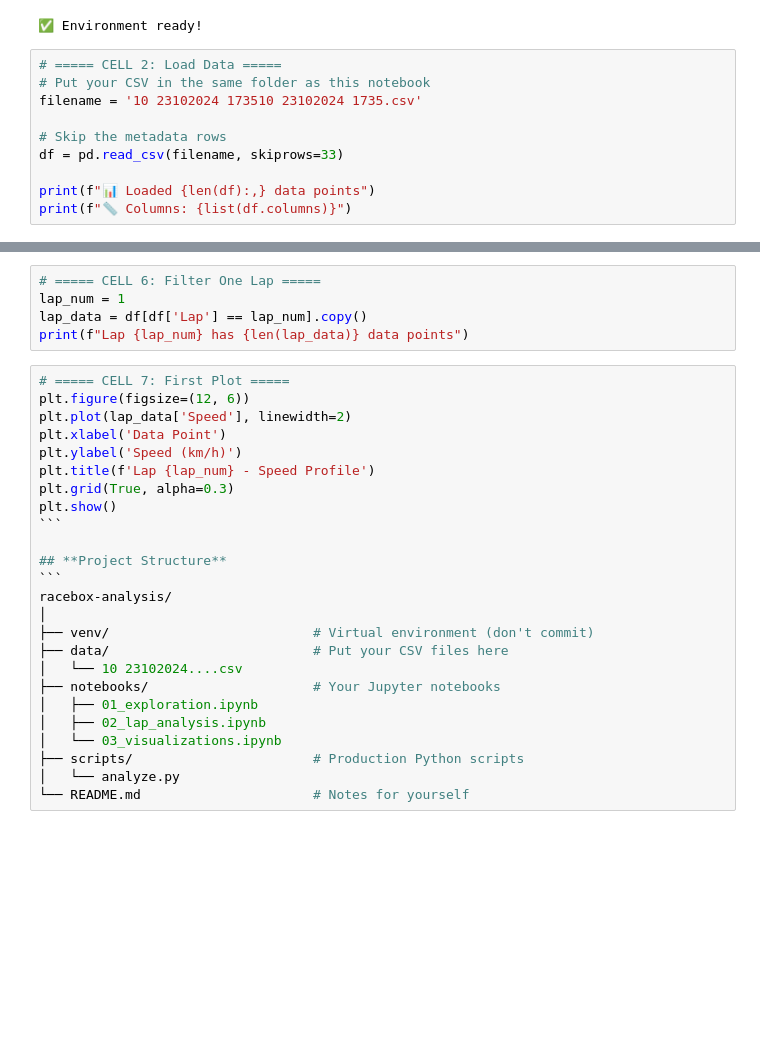
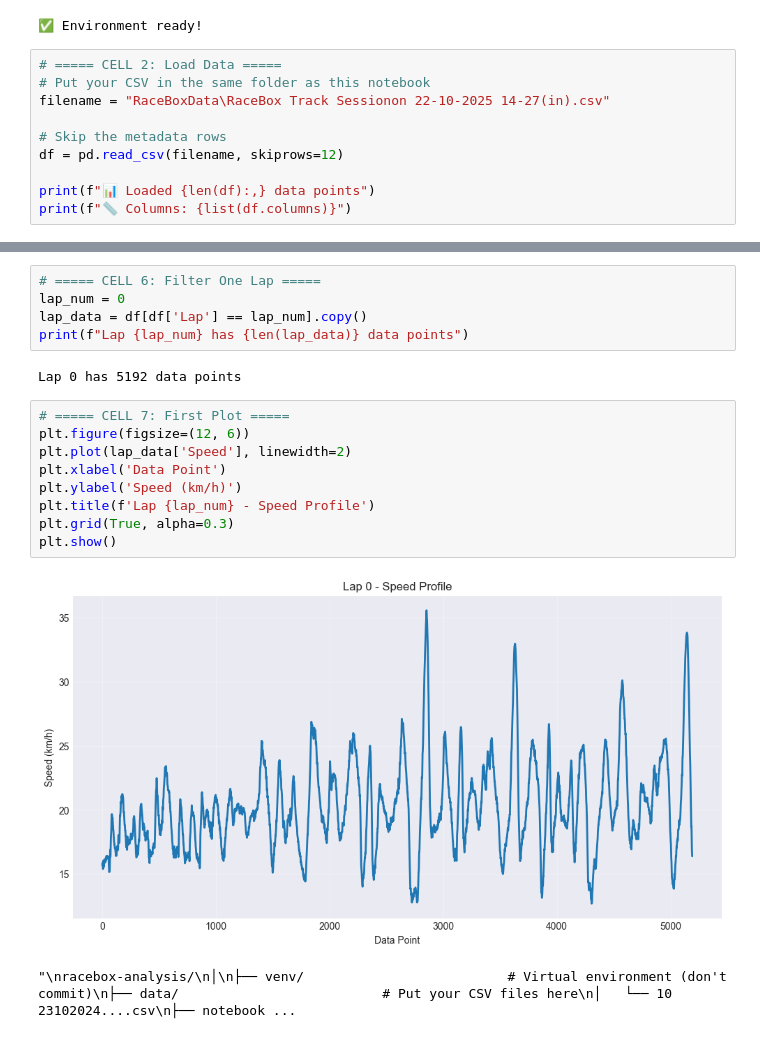
Before and after one commit to VanderbiltMotorsports/ElectricalScripts, a Jupyter notebook: RaceBoxAnalysis/notebooks/test_analysis.ipynb, the cells around one changed output, grey strips where cells are left out. Saved outputs shown, nothing was run; the diff lists cells and outputs as text; blank space fills up the shorter version.

Commit message:
Updated test_analysis and wheel speed sensor

````diff
--- a/RaceBoxAnalysis/notebooks/test_analysis.ipynb
+++ b/RaceBoxAnalysis/notebooks/test_analysis.ipynb
@@ -16,10 +16,10 @@ print("✅ Environment ready!")
 # %%
 # ===== CELL 2: Load Data =====
 # Put your CSV in the same folder as this notebook
-filename = '10 23102024 173510 23102024 1735.csv'
+filename = "RaceBoxData\RaceBox Track Sessionon 22-10-2025 14-27(in).csv"
 
 # Skip the metadata rows
-df = pd.read_csv(filename, skiprows=33)
+df = pd.read_csv(filename, skiprows=12)
 
 print(f"📊 Loaded {len(df):,} data points")
 print(f"📏 Columns: {list(df.columns)}")
@@ -40,30 +79,19 @@ df[['Speed', 'GForceX', 'GForceY', 'Lap']].describe()
 # %%
 # ===== CELL 6: Filter One Lap =====
-lap_num = 1
+lap_num = 0
 lap_data = df[df['Lap'] == lap_num].copy()
 print(f"Lap {lap_num} has {len(lap_data)} data points")
+# %% [output]
+Lap 0 has 5192 data points
 # %%
 # ===== CELL 7: First Plot =====
 plt.figure(figsize=(12, 6))
 plt.plot(lap_data['Speed'], linewidth=2)
 plt.xlabel('Data Point')
 plt.ylabel('Speed (km/h)')
 plt.title(f'Lap {lap_num} - Speed Profile')
 plt.grid(True, alpha=0.3)
 plt.show()
-```
-
-## **Project Structure**
-```
-racebox-analysis/
-│
-├── venv/                          # Virtual environment (don't commit)
-├── data/                          # Put your CSV files here
-│   └── 10 23102024....csv
-├── notebooks/                     # Your Jupyter notebooks
-│   ├── 01_exploration.ipynb
-│   ├── 02_lap_analysis.ipynb
-│   └── 03_visualizations.ipynb
-├── scripts/                       # Production Python scripts
-│   └── analyze.py
-└── README.md                      # Notes for yourself
+# %% [output]
+[figure, added]
+"\nracebox-analysis/\n│\n├── venv/                          # Virtual environment (don't commit)\n├── data/                          # Put your CSV files here\n│   └── 10 23102024....csv\n├── notebook ...
````
Also changed, not shown: parts of 4 cells of this notebook, 2 other files.
